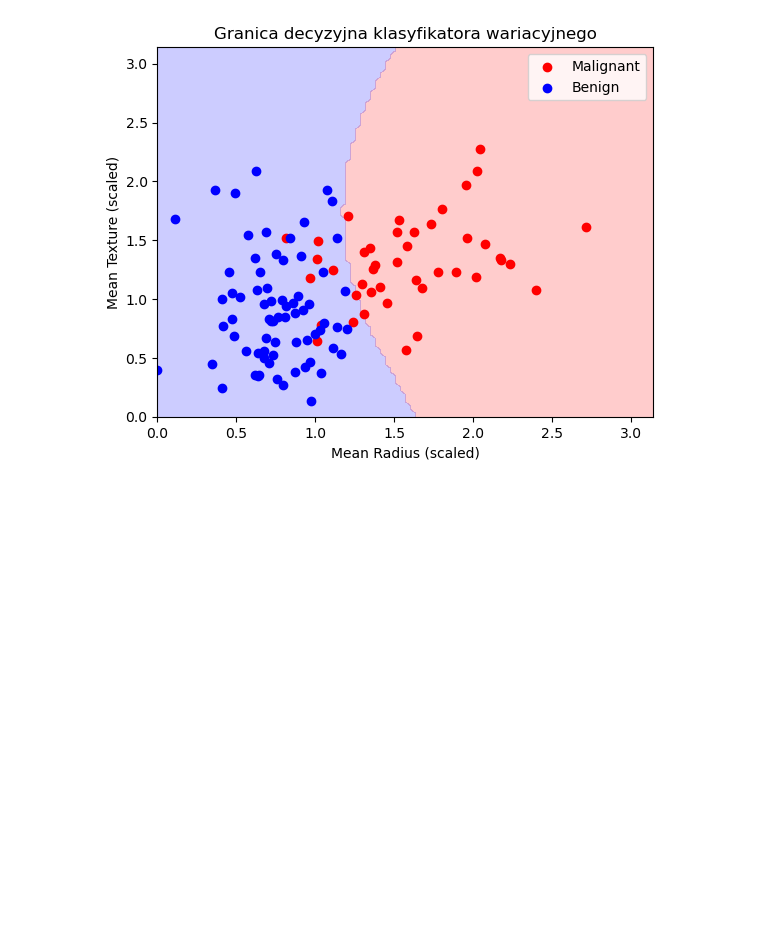
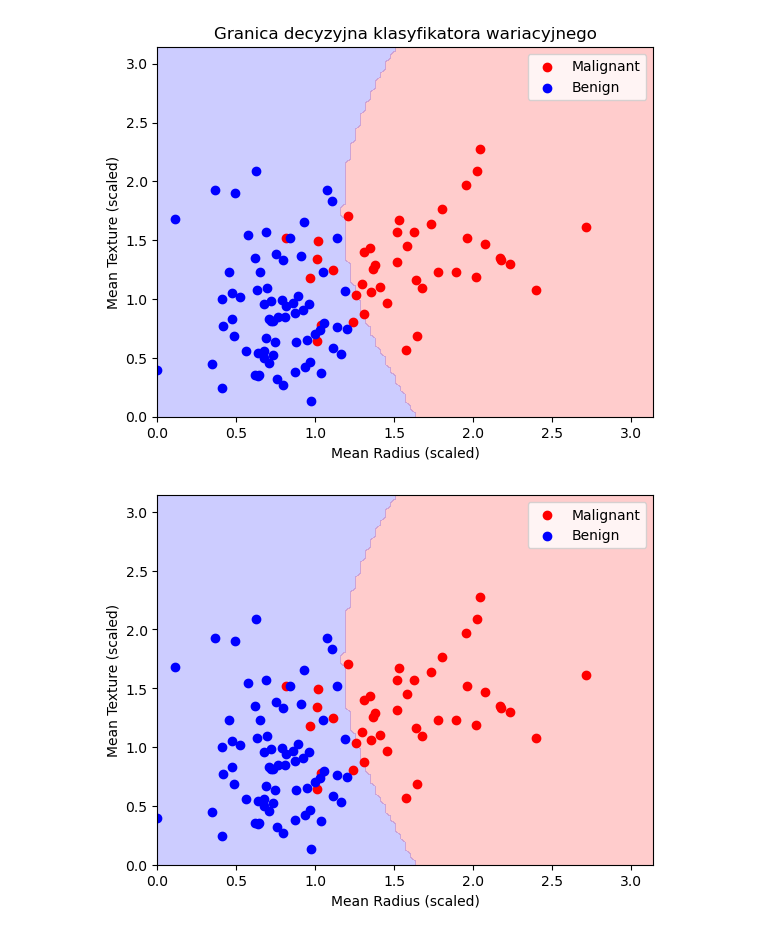
Before and after one commit to marklac/breast-cancer-, a Jupyter notebook: VQC pennylane.ipynb, the cells around one changed output. Saved outputs shown, nothing was run; the diff lists cells and outputs as text; code cells hidden in the pictures; blank space fills up the shorter version.

```diff
--- a/VQC pennylane.ipynb
+++ b/VQC pennylane.ipynb
@@ -102,3 +102,13 @@ Epoch 49: Cost = 0.4587777250541987
 Epoch 50: Train Accuracy = 0.88, Test Accuracy = 0.93
 Epoch 50: Cost = 0.4586931165489412
 [figure]
+# %%
+plt.contourf(xx, yy, Z, levels=[-1, 0, 1], alpha=0.2, colors=['red', 'blue'])
+plt.scatter(X_test[:, 0][y_test == -1], X_test[:, 1][y_test == -1], color='red', label='Malignant')
+plt.scatter(X_test[:, 0][y_test == 1], X_test[:, 1][y_test == 1], color='blue', label='Benign')
+plt.xlabel('Mean Radius (scaled)')
+plt.ylabel('Mean Texture (scaled)')
+plt.legend()
+plt.show()
+# %% [output]
+[figure, added]
```
